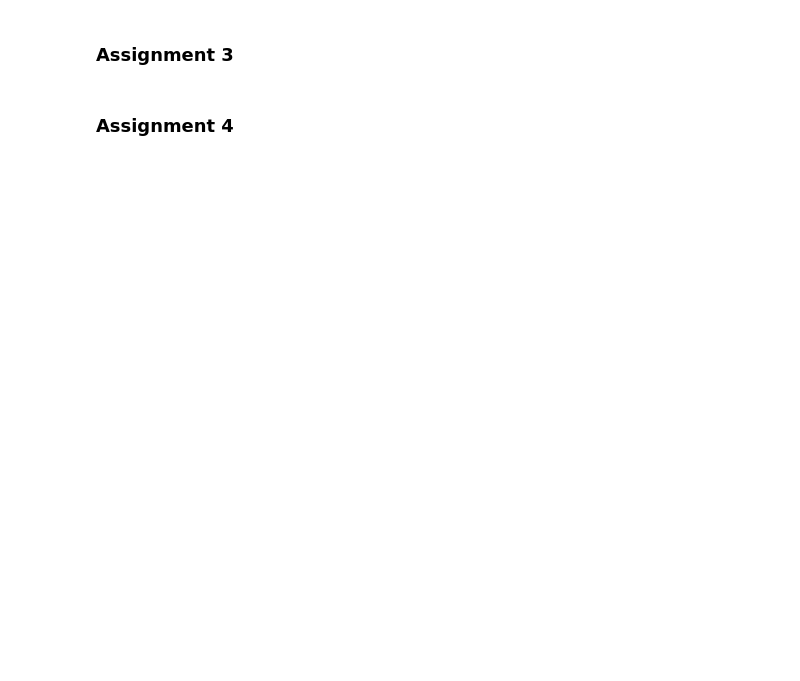
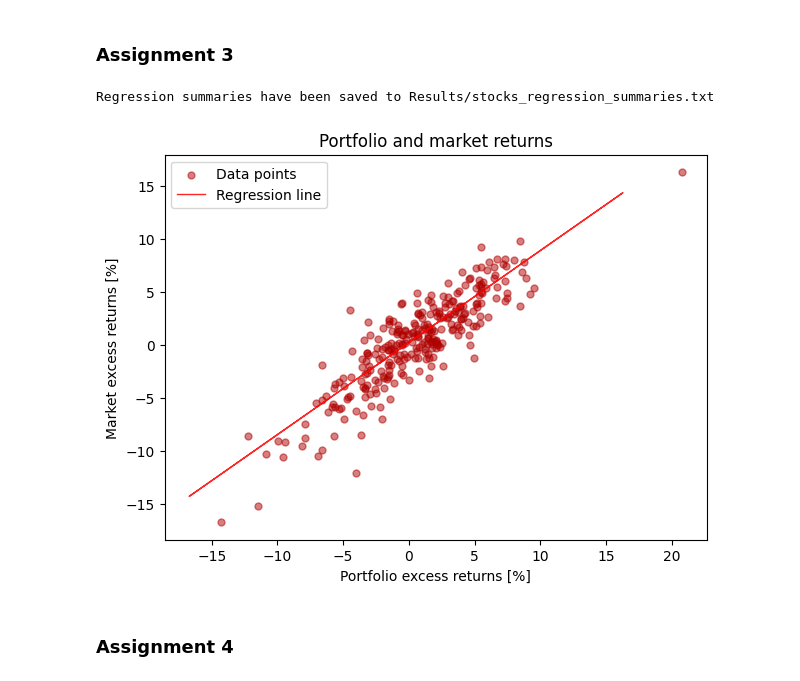
Before and after one commit to GiovanniGiorgioButEverybodyCallMeCot/CAPM-Regression, a Jupyter notebook: CAPM.ipynb, the cells around one changed output. Cells and saved outputs as stored; diff of their text form; code cells hidden in the pictures; blank space fills up the shorter version.

```diff
--- a/CAPM.ipynb
+++ b/CAPM.ipynb
@@ -165,34 +167,37 @@ weights.columns   = equity_columns
 eEquities.columns = equity_columns
 # Compute weighted average
 avg_return        = weights[1:] * eEquities
 # Sum across columns to get the portfolio return for each row
 ePortfolio        = avg_return.sum(axis=1)
 
 # Perform regression
 regression_model  = sm.OLS(ePortfolio, eMKT_with_const).fit()
 
 #-----------------------------------------------------------------------------------------------------------------------------------#
 # Produce a scatterplot
 
 plt.figure(figsize=(7, 5))
-plt.scatter(ePortfolio, eMKT, alpha=0.5, color='m', s=25, label='Data points')
+plt.scatter(ePortfolio, eMKT, alpha=0.5, color='#b00000', s=25, label='Data points')
 plt.plot(eMKT, regression_model.fittedvalues, color='red', linewidth=1, alpha=0.85, label="Regression line")
 plt.legend()
 plt.xlabel("Portfolio excess returns [%]")
 plt.ylabel("Market excess returns [%]")
 plt.title("Portfolio and market returns")
 plt.savefig('Results/portfolio_regression.png', dpi=300)
 plt.show()
 
 #-----------------------------------------------------------------------------------------------------------------------------------#
 # Save summary in external file
 
 output_file = 'Results/portfolio_regression_summary.txt'
 
 with open(output_file, "w") as f:
     f.write(f"Summary for Porfolio:\n")
     # Convert the summary to a string format
     f.write(model.summary().as_text())
+# %% [output]
+Regression summaries have been saved to Results/stocks_regression_summaries.txt
+[figure, added]
 # %% [markdown]
 ### Assignment 4
 # %%
```
Also changed, not shown: parts of 10 cells of this notebook, 5 other files.
